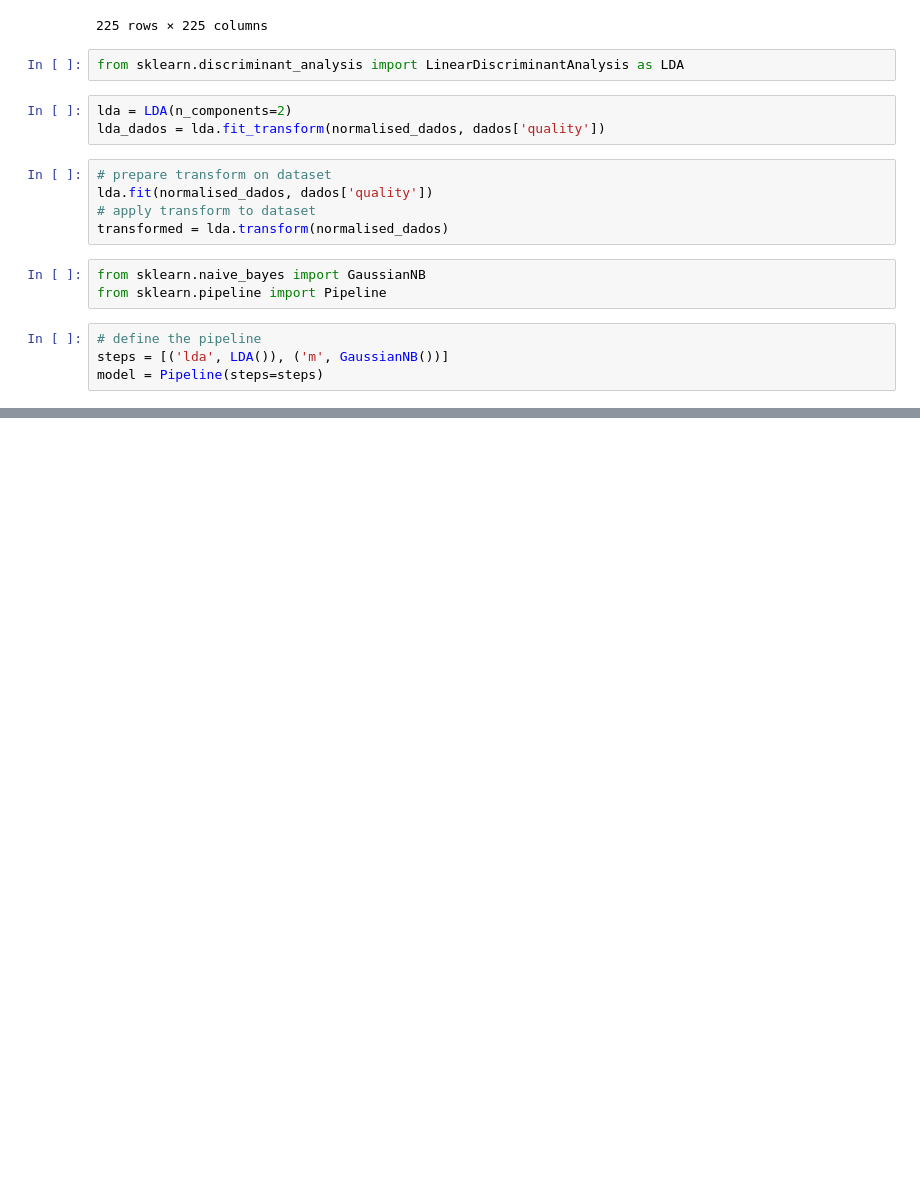
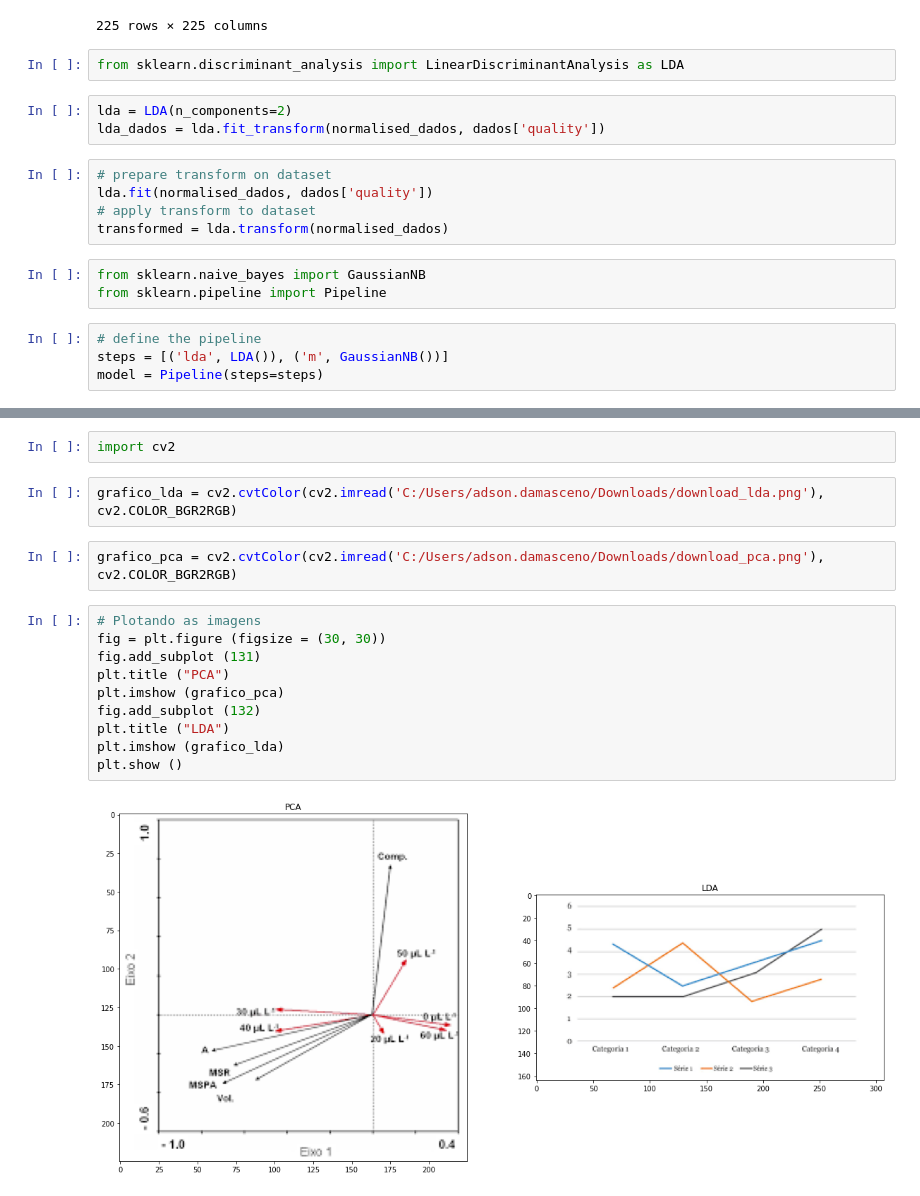
Before and after one commit to AdsonRoberto/Reducao_dimensionalidade_PCA_e_LDA, a Jupyter notebook: analise_PCA_LDA.ipynb, the cells around one changed output, grey strips where cells are left out. Drawn from its saved outputs; the diff is of its cells as text; blank space fills up the shorter version.

```diff
--- a/analise_PCA_LDA.ipynb
+++ b/analise_PCA_LDA.ipynb
@@ -539,0 +557,18 @@ model = Pipeline(steps=steps)
+# %%
+import cv2
+# %%
+grafico_lda = cv2.cvtColor(cv2.imread('C:/Users/adson.damasceno/Downloads/download_lda.png'), cv2.COLOR_BGR2RGB)
+# %%
+grafico_pca = cv2.cvtColor(cv2.imread('C:/Users/adson.damasceno/Downloads/download_pca.png'), cv2.COLOR_BGR2RGB)
+# %%
+# Plotando as imagens
+fig = plt.figure (figsize = (30, 30))
+fig.add_subplot (131)
+plt.title ("PCA")
+plt.imshow (grafico_pca)
+fig.add_subplot (132)
+plt.title ("LDA")
+plt.imshow (grafico_lda)
+plt.show ()
+# %% [output]
+[figure, added]
```
Also changed, not shown: parts of 3 cells of this notebook.
